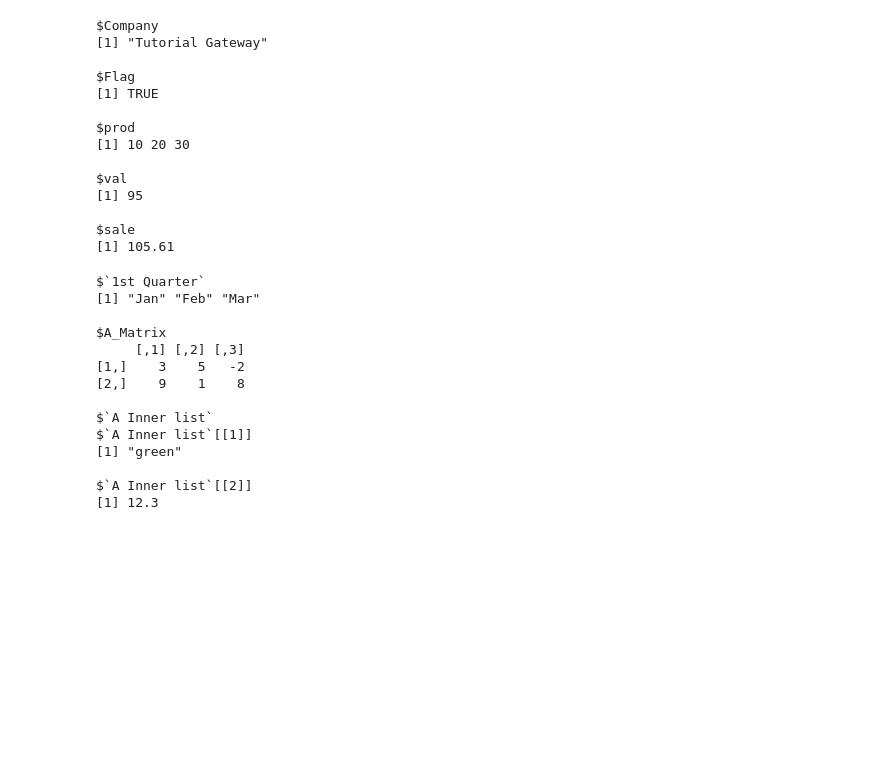
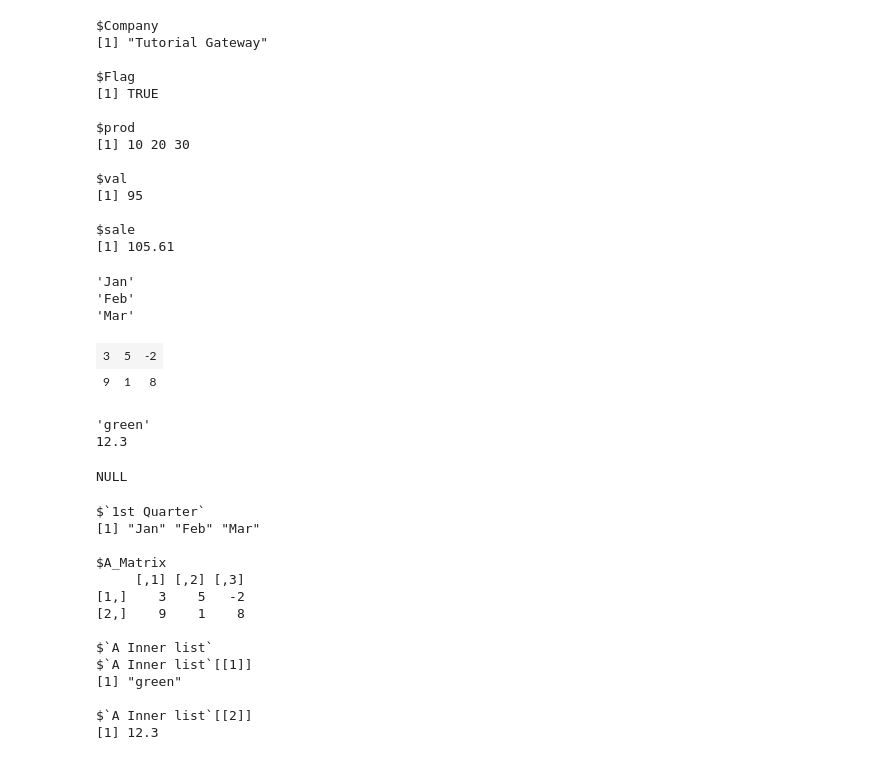
Before and after one commit to shirazipooya/RCourse, a Jupyter notebook: Week 04/R_12_Data_Structures_Lists.ipynb, the cells around one changed output. Drawn from its saved outputs; the diff is of its cells as text; code cells hidden in the pictures; blank space fills up the shorter version.

```diff
--- a/Week 04/R_12_Data_Structures_Lists.ipynb
+++ b/Week 04/R_12_Data_Structures_Lists.ipynb
@@ -109,6 +109,24 @@ $val
 
 $sale
 [1] 105.61
+# %%
+# Create a list containing a vector, a matrix and a list.
+list_data <- list(c("Jan", "Feb", "Mar"),
+                  matrix(data = c(3, 9, 5, 1, -2, 8), nrow = 2),
+                  list("green", 12.3))
+list_data
+# %% [output]
+'Jan'
+'Feb'
+'Mar'
+| 3 | 5 | -2 |
+| 9 | 1 | 8 |
+'green'
+12.3
+# %%
+names(list_data)
+# %% [output]
+NULL
 # %%
 # Create a list containing a vector, a matrix and a list.
 list_data <- list(c("Jan", "Feb", "Mar"),
```
Also changed, not shown: parts of 11 cells of this notebook, 3 other files.
